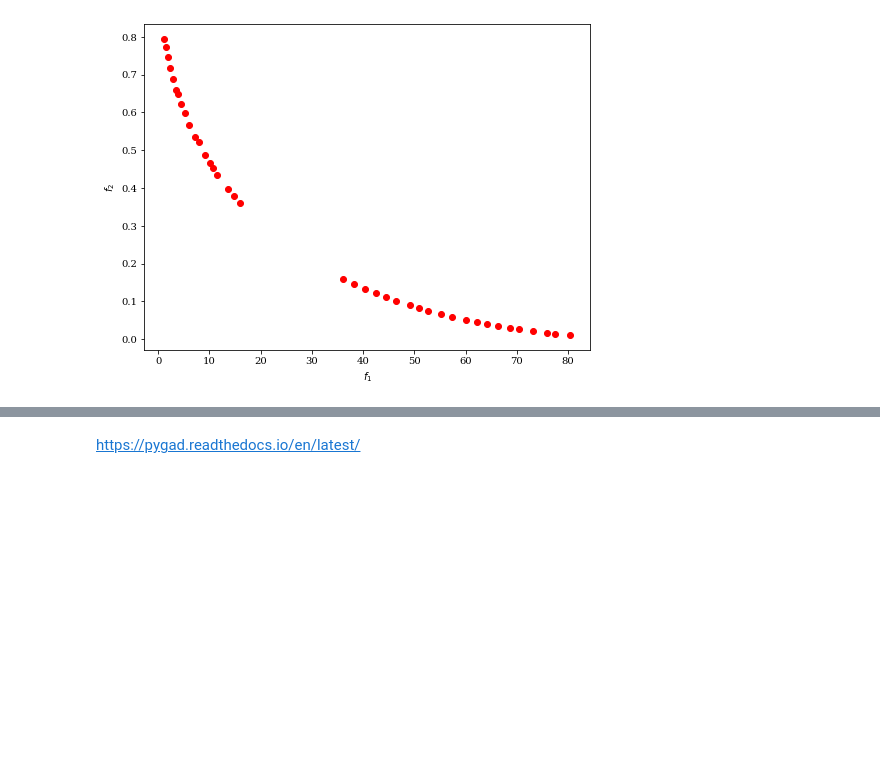
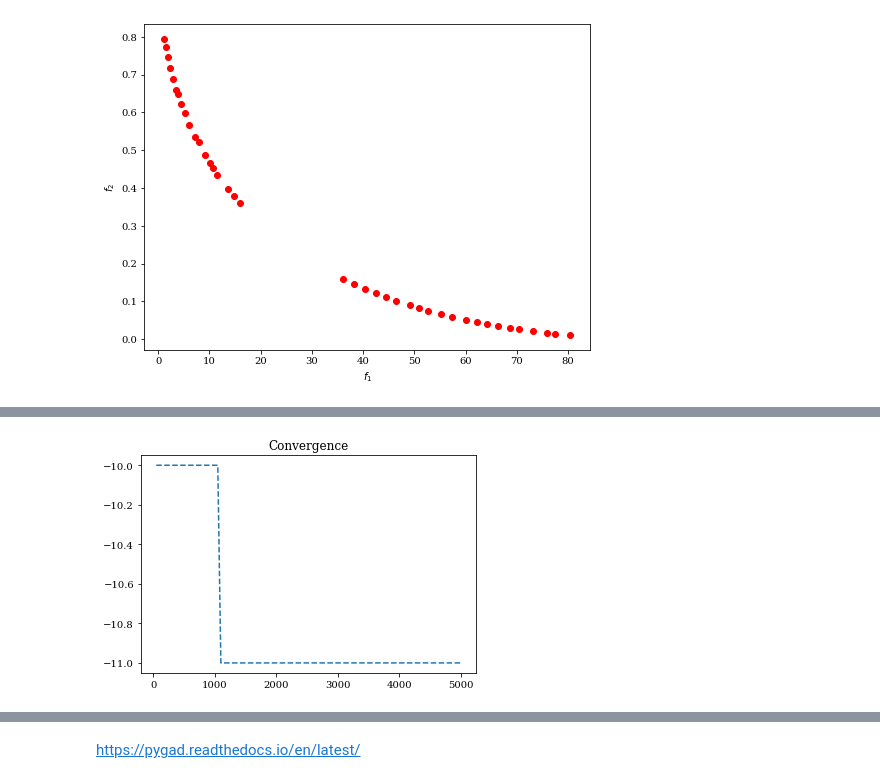
Before and after one commit to valerio-unifei/UNIFEI-IA-Aulas, a Jupyter notebook: Otimização_Evolutiva_Deep_Learning.ipynb, the cells around one changed output, grey strips where cells are left out. Cells and saved outputs as stored; diff of their text form; code cells hidden in the pictures; blank space fills up the shorter version.

```diff
--- a/Otimização_Evolutiva_Deep_Learning.ipynb
+++ b/Otimização_Evolutiva_Deep_Learning.ipynb
@@ -112,0 +127,86 @@ _ = plot.show()
+# %%
+import numpy as np
+from pymoo.factory import get_algorithm, get_crossover, get_mutation, get_sampling
+from pymoo.optimize import minimize
+from pymoo.core.problem import Problem
+from pymoo.visualization.scatter import Scatter
+
+# Mapas de estimativa financeira (em milhões)
+S_mat = np.array([[75, 50, 25], [70, 40, 20], [65, 35, 15]])     # Vendas
+C_mat = np.array([[35, 20, 10], [35, 20, 10], [30, 18, 8]])     # Custos
+N_mat = np.array([[10, 6, 4], [10, 5, 3], [9, 5, 3]])     # Valor Presente Líquido
+I_mat = np.array([[3, 2, 1], [3, 2, 1], [3, 2, 1]])     # Impacto
+
+# Representação vetorial das matrizes
+sales, cost, npv, impact = S_mat.flatten(), C_mat.flatten(), N_mat.flatten(), I_mat.flatten()
+
+# Restrições do Negócio (em milhões)
+CAPEX_LIMIT = 55    # Limite de despesa de capital
+MIN_MKT_SALES = 105  # Vendas mínimas do mercado
+
+NUM_LOC = 3      # Numero possivel de locações das novas lojas
+NUM_FMT = 3      # Numero tipos de lojas
+STORE_LIMIT = 2  # Numero limite total de lojas
+
+con_mat = np.zeros((NUM_FMT*NUM_LOC, NUM_LOC), dtype=int)
+for i in range(NUM_LOC):
+    con_mat[i*NUM_FMT:(i+1)*NUM_FMT,i] = 1
+
+#Problema
+class LojasLocal(Problem):
+    # Problema da mochila modificado
+    def __init__(self):
+        super().__init__(n_var = NUM_LOC*NUM_FMT,
+                         n_obj = 1,
+                         n_constr = NUM_LOC+2,
+                         xl = 0,
+                         xu = 1,
+                         type_var = int
+                         )
+
+    def _evaluate(self, X, out, *args, **kwargs):
+        # Objetivos e restrições
+        out["F"] = -np.sum(X*(npv-impact), axis=1)
+        g1 = np.sum(X*cost, axis=1) - CAPEX_LIMIT
+        g2 = -(np.sum(X*sales, axis=1) - MIN_MKT_SALES)
+        # restrição de formato de loja, 1 por locação
+        g3 = (X@con_mat) -1
+        g4 = np.sum(X, axis=1) - STORE_LIMIT
+        out["G"] = np.column_stack([g1, g2, g3, g4])
+
+# solução
+# https://pymoo.org/algorithms/list.html
+algoritmo = get_algorithm("nsga2",
+                       pop_size=50,
+                       sampling=get_sampling("int_random"),
+                       crossover=get_crossover("int_sbx", prob=1.0, eta=3.0),
+                       mutation=get_mutation("int_pm", eta=3.0),
+                       eliminate_duplicates=True,
+                       )
+
+res = minimize(LojasLocal(),
+               algoritmo,
+               termination=('n_gen', 100),
+               seed=42,
+               save_history=True
+               )
+
+print("Melhor Solução: %s" % res.X)
+print("Valor da solução: %s" % res.F)
+print("Violação da restrição: %s" % res.CV)
+
+# Soluções do Problema (Pop=2)
+# x = np.array([[0, 1, 0, 1, 0, 0, 0, 0, 0],
+#               [0, 1, 0, 0, 0, 0, 1, 0, 0]])
+
+
+import matplotlib.pyplot as plt
+# numero de avaliações por geração
+n_evals = np.array([e.evaluator.n_eval for e in res.history])
+# melhor avaliação por geração
+opt = np.array([e.opt[0].F for e in res.history])
+
+plt.title("Convergence")
+plt.plot(n_evals, opt, "--")
+plt.show()
+# %% [output]
@@ -113 +216,2 @@ _ = plot.show()
+[figure, added]
 # %% [markdown]
```
Also changed, not shown: parts of 19 cells of this notebook.
